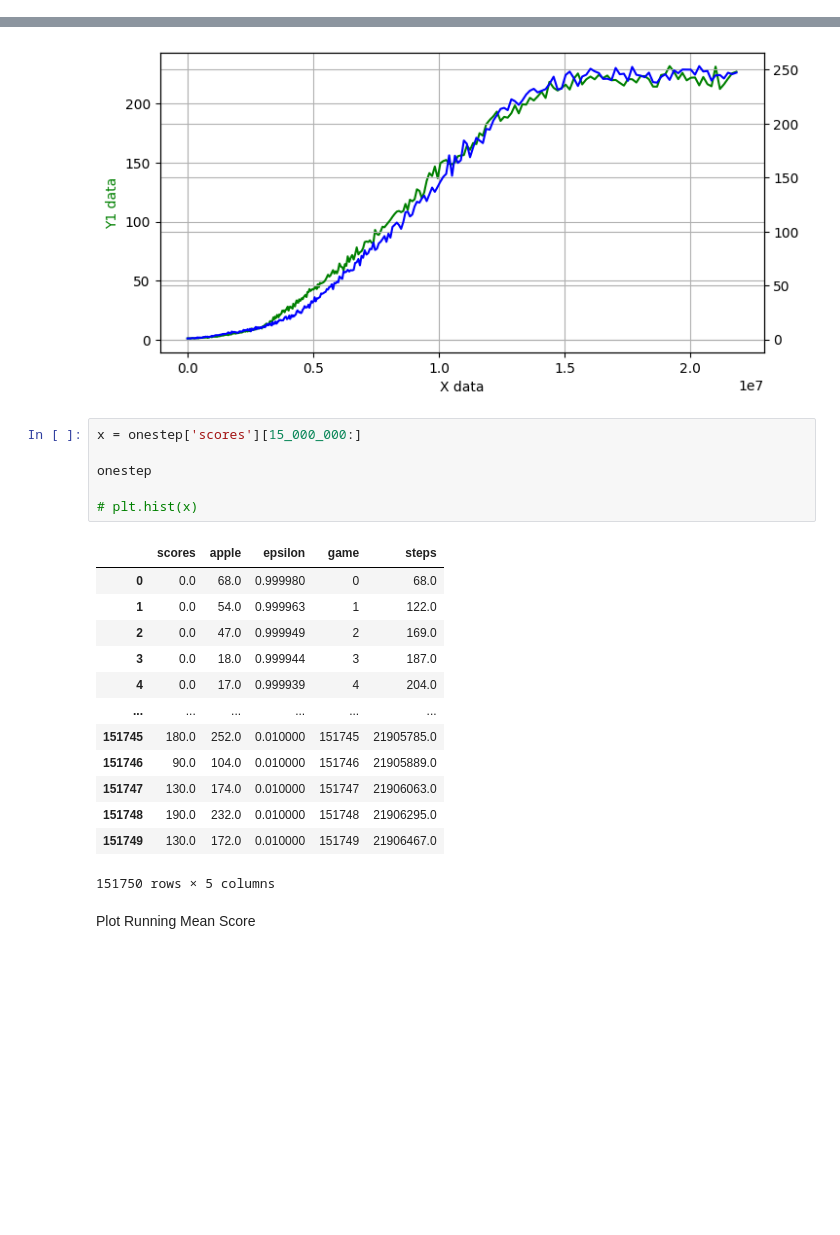
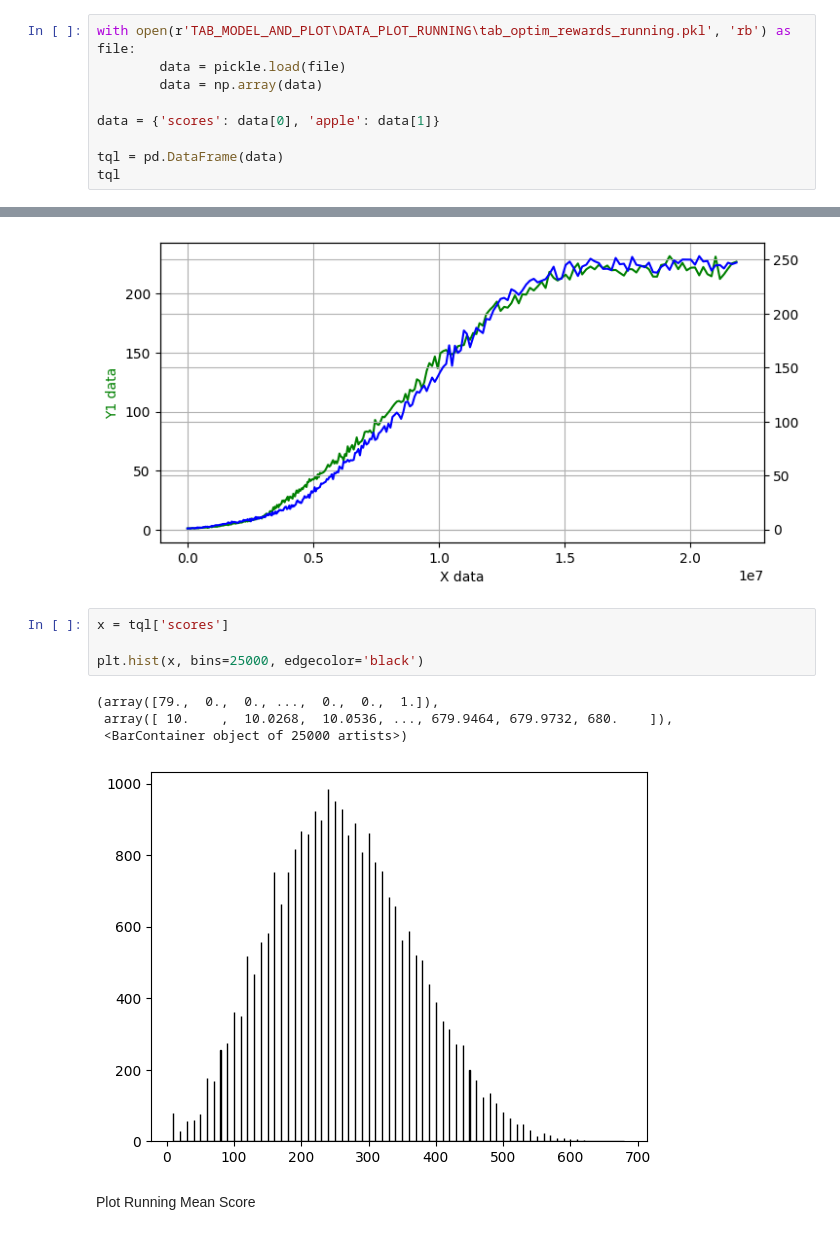
Before and after one commit to vietnhprivat/snake_ai, a Jupyter notebook: src/Classes/data_collection.ipynb, the cells around one changed output, grey strips where cells are left out. Cells and saved outputs as stored; diff of their text form; blank space fills up the shorter version.

Commit message:
Added nye trænet modeller

```diff
--- a/src/Classes/data_collection.ipynb
+++ b/src/Classes/data_collection.ipynb
@@ -44,0 +42,9 @@ onestep.to_csv(r'DQL_PLOT\TEST_PLOTS\onestep_17_01.csv', index=False)
+# %%
+with open(r'TAB_MODEL_AND_PLOT\DATA_PLOT_RUNNING\tab_optim_rewards_running.pkl', 'rb') as file:
+        data = pickle.load(file)
+        data = np.array(data)
+
+data = {'scores': data[0], 'apple': data[1]}
+
+tql = pd.DataFrame(data)
+tql
@@ -195,25 +215,14 @@ ax2.grid(True)
 # %% [output]
 [figure]
 # %%
-x = onestep['scores'][15_000_000:]
+x = tql['scores']
 
-onestep
-
-# plt.hist(x)
+plt.hist(x, bins=25000, edgecolor='black')
 # %% [output]
-|  | scores | apple | epsilon | game | steps |
-| 0 | 0.0 | 68.0 | 0.999980 | 0 | 68.0 |
-| 1 | 0.0 | 54.0 | 0.999963 | 1 | 122.0 |
-| 2 | 0.0 | 47.0 | 0.999949 | 2 | 169.0 |
-| 3 | 0.0 | 18.0 | 0.999944 | 3 | 187.0 |
-| 4 | 0.0 | 17.0 | 0.999939 | 4 | 204.0 |
-| ... | ... | ... | ... | ... | ... |
-| 151745 | 180.0 | 252.0 | 0.010000 | 151745 | 21905785.0 |
-| 151746 | 90.0 | 104.0 | 0.010000 | 151746 | 21905889.0 |
-| 151747 | 130.0 | 174.0 | 0.010000 | 151747 | 21906063.0 |
-| 151748 | 190.0 | 232.0 | 0.010000 | 151748 | 21906295.0 |
-| 151749 | 130.0 | 172.0 | 0.010000 | 151749 | 21906467.0 |
-151750 rows × 5 columns
+(array([79.,  0.,  0., ...,  0.,  0.,  1.]),
+ array([ 10.    ,  10.0268,  10.0536, ..., 679.9464, 679.9732, 680.    ]),
+ <BarContainer object of 25000 artists>)
+[figure, added]
 # %% [markdown]
 Plot Running Mean Score
 # %%
```
Also changed, not shown: parts of 2 cells of this notebook, 6 other files.
